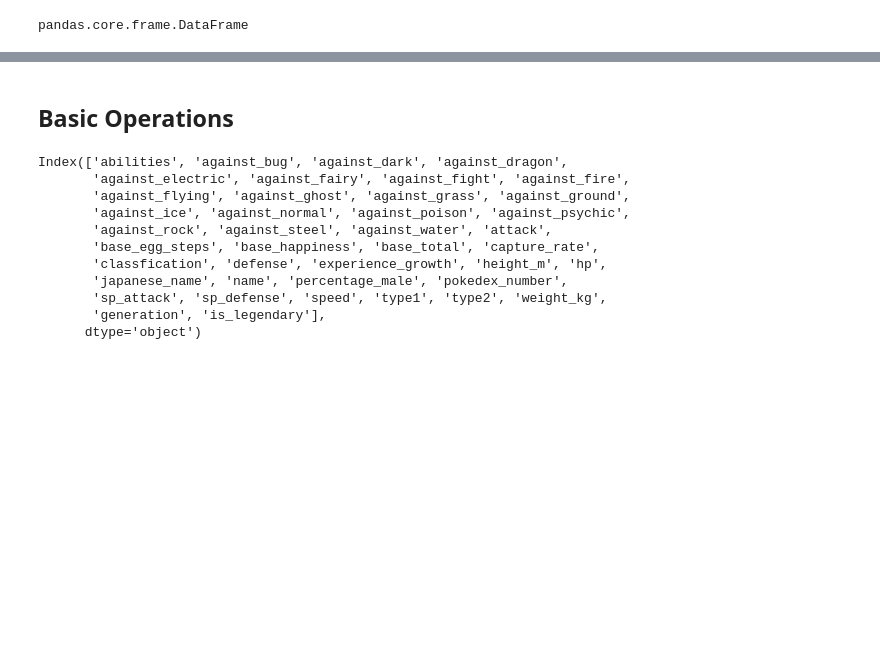
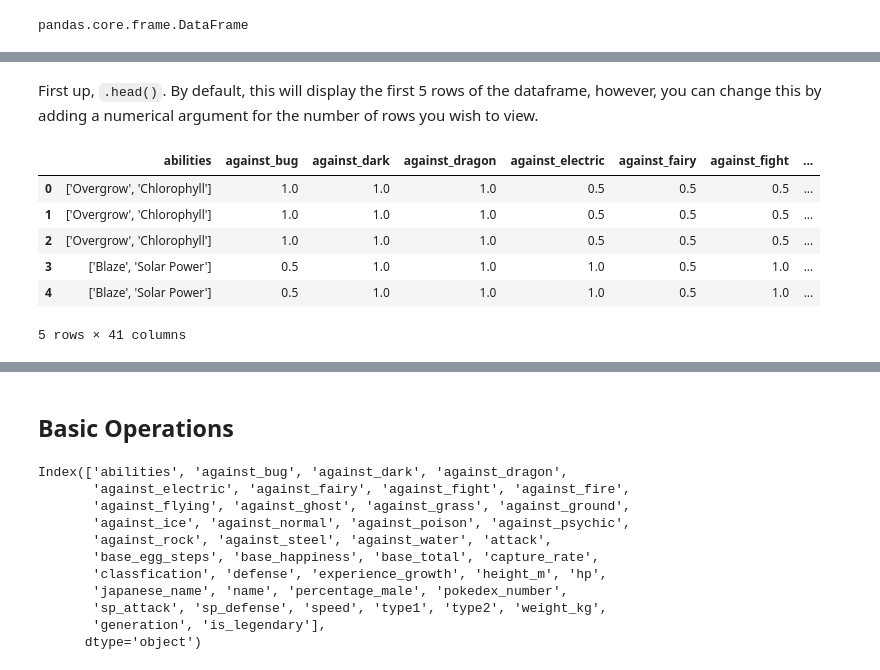
Before and after one commit to HackChart/data-analysis, a Jupyter notebook: Pokemon/pokemon_nb.ipynb, the cells around one changed output, grey strips where cells are left out. Saved outputs shown, nothing was run; the diff lists cells and outputs as text; code cells hidden in the pictures; blank space fills up the shorter version.

```diff
--- a/Pokemon/pokemon_nb.ipynb
+++ b/Pokemon/pokemon_nb.ipynb
@@ -91,0 +125,12 @@ pandas.core.frame.DataFrame
+# %% [markdown]
+First up, `.head()`. By default, this will display the first 5 rows of the dataframe, however, you can change this by adding a numerical argument for the number of rows you wish to view.
+# %%
+gen17.head() # Displays the first 5 rows or the dataframe
+# %% [output]
+|  | abilities | against_bug | against_dark | against_dragon | against_electric | against_fairy | against_fight | ... |
+| 0 | ['Overgrow', 'Chlorophyll'] | 1.0 | 1.0 | 1.0 | 0.5 | 0.5 | 0.5 | ... |
+| 1 | ['Overgrow', 'Chlorophyll'] | 1.0 | 1.0 | 1.0 | 0.5 | 0.5 | 0.5 | ... |
+| 2 | ['Overgrow', 'Chlorophyll'] | 1.0 | 1.0 | 1.0 | 0.5 | 0.5 | 0.5 | ... |
+| 3 | ['Blaze', 'Solar Power'] | 0.5 | 1.0 | 1.0 | 1.0 | 0.5 | 1.0 | ... |
+| 4 | ['Blaze', 'Solar Power'] | 0.5 | 1.0 | 1.0 | 1.0 | 0.5 | 1.0 | ... |
+5 rows × 41 columns
```
Also changed, not shown: parts of 13 cells of this notebook.
